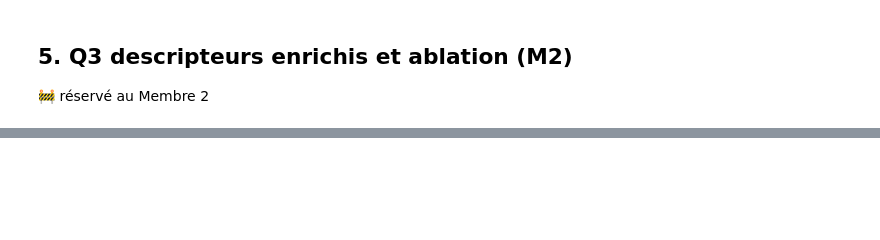
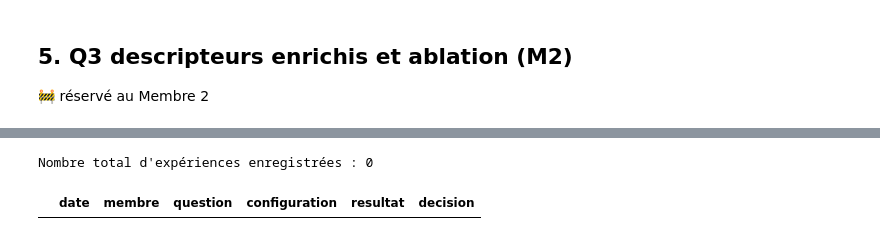
Before and after one commit to hichamouaouche/UC3-Cardiac-Telemonitoring, a Jupyter notebook: notebooks/uc3_jalon1.ipynb, the cells around one changed output, grey strips where cells are left out. Cells and saved outputs as stored; diff of their text form; code cells hidden in the pictures; blank space fills up the shorter version.

```diff
--- a/notebooks/uc3_jalon1.ipynb
+++ b/notebooks/uc3_jalon1.ipynb
@@ -470,0 +628,14 @@ plt.show()
+# %%
+journal_file = ROOT / 'journal_experiences.csv'
+if not journal_file.exists():
+    journal_file = ROOT / 'notebooks' / 'journal_experiences.csv'
+
+if journal_file.exists():
+    df_journal = pd.read_csv(journal_file)
+    print(f"Nombre total d'expériences enregistrées : {len(df_journal)}")
+    display(df_journal)
+else:
+    print("Le fichier journal_experiences.csv est en cours d'initialisation.")
+# %% [output]
+Nombre total d'expériences enregistrées : 0
+|  | date | membre | question | configuration | resultat | decision |
```
Also changed, not shown: parts of 22 cells of this notebook, 5 other files.
